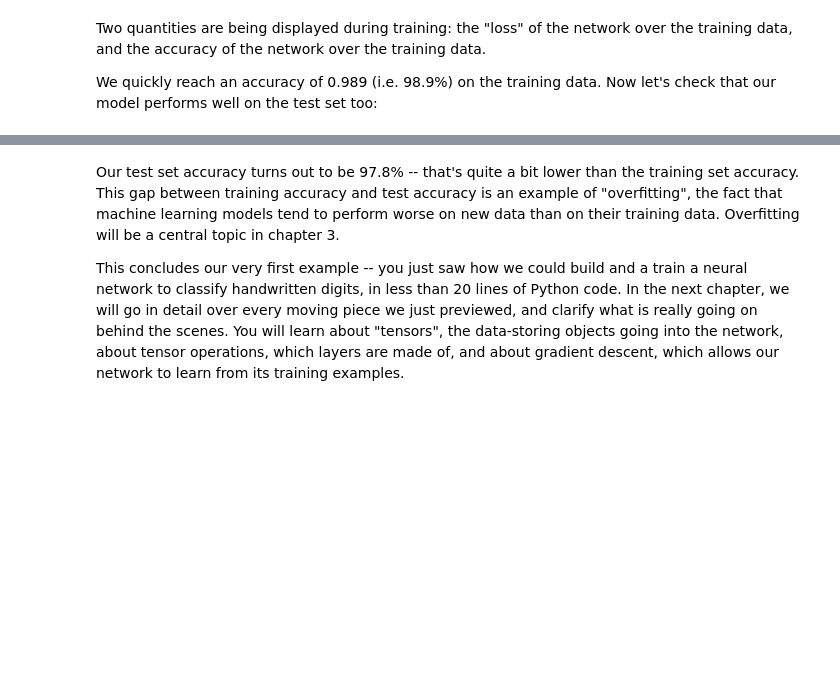
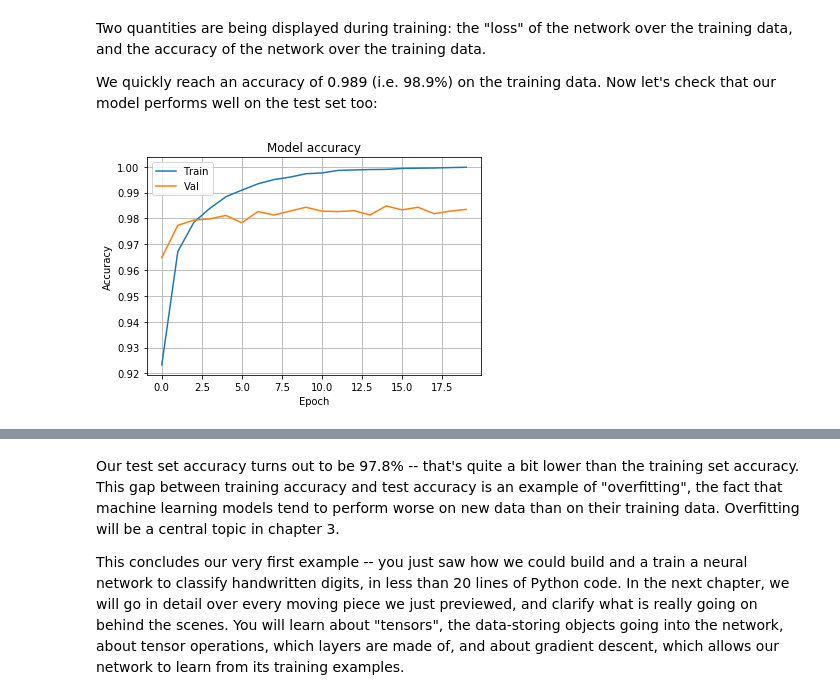
Before and after one commit to pjleimbigler/deep-learning-with-python-notebooks, a Jupyter notebook: 2.1-a-first-look-at-a-neural-network.ipynb, the cells around one changed output, grey strips where cells are left out. Cells and saved outputs as stored; diff of their text form; code cells hidden in the pictures; blank space fills up the shorter version.

```diff
--- a/2.1-a-first-look-at-a-neural-network.ipynb
+++ b/2.1-a-first-look-at-a-neural-network.ipynb
@@ -137,3 +161,14 @@ network.add(layers.Dense(10, activation='softmax'))
+# %%
+from tensorflow.keras import layers
+model = keras.Sequential()
+
+# Densely connected layer with 512 units
+# What happens if we omit the input shape?
+# model.add(layers.Dense(512, activation='relu', input_shape=(28 * 28,)))
+model.add(layers.Dense(512, activation='relu'))
+
+# Another densely connected layer with 10 (output) units
+model.add(layers.Dense(10, activation='softmax'))
 # %% [markdown]
 
 The core building block of neural networks is the "layer", a data-processing module which you can conceive as a "filter" for data. Some
@@ -156,6 +191,6 @@ classified).
 
 The exact purpose of the loss function and the optimizer will be made clear throughout the next two chapters.
 # %%
-network.compile(optimizer='rmsprop',
-                loss='categorical_crossentropy',
-                metrics=['accuracy'])
+model.compile(optimizer='rmsprop',
+              loss='categorical_crossentropy',
+              metrics=['accuracy'])
@@ -181,5 +246,5 @@ test_labels = to_categorical(test_labels)
 We are now ready to train our network, which in Keras is done via a call to the `fit` method of the network:
 we "fit" the model to its training data.
 # %%
-network.fit(train_images, train_labels, epochs=5, batch_size=128)
+history = model.fit(train_images, train_labels, epochs=20, batch_size=128, validation_split=0.1)
 # %% [output]
@@ -199,4 +270,15 @@ Two quantities are being displayed during training: the "loss" of the network ov
 the training data.
 
 We quickly reach an accuracy of 0.989 (i.e. 98.9%) on the training data. Now let's check that our model performs well on the test set too:
+# %%
+plt.plot(history.history['acc'])
+plt.plot(history.history['val_acc'])
+plt.title('Model accuracy')
+plt.ylabel('Accuracy')
+plt.xlabel('Epoch')
+plt.legend(['Train', 'Val'], loc='upper left')
+plt.grid()
+plt.show()
+# %% [output]
+[figure, added]
 # %%
```
Also changed, not shown: parts of 20 cells of this notebook, 1 other file.
